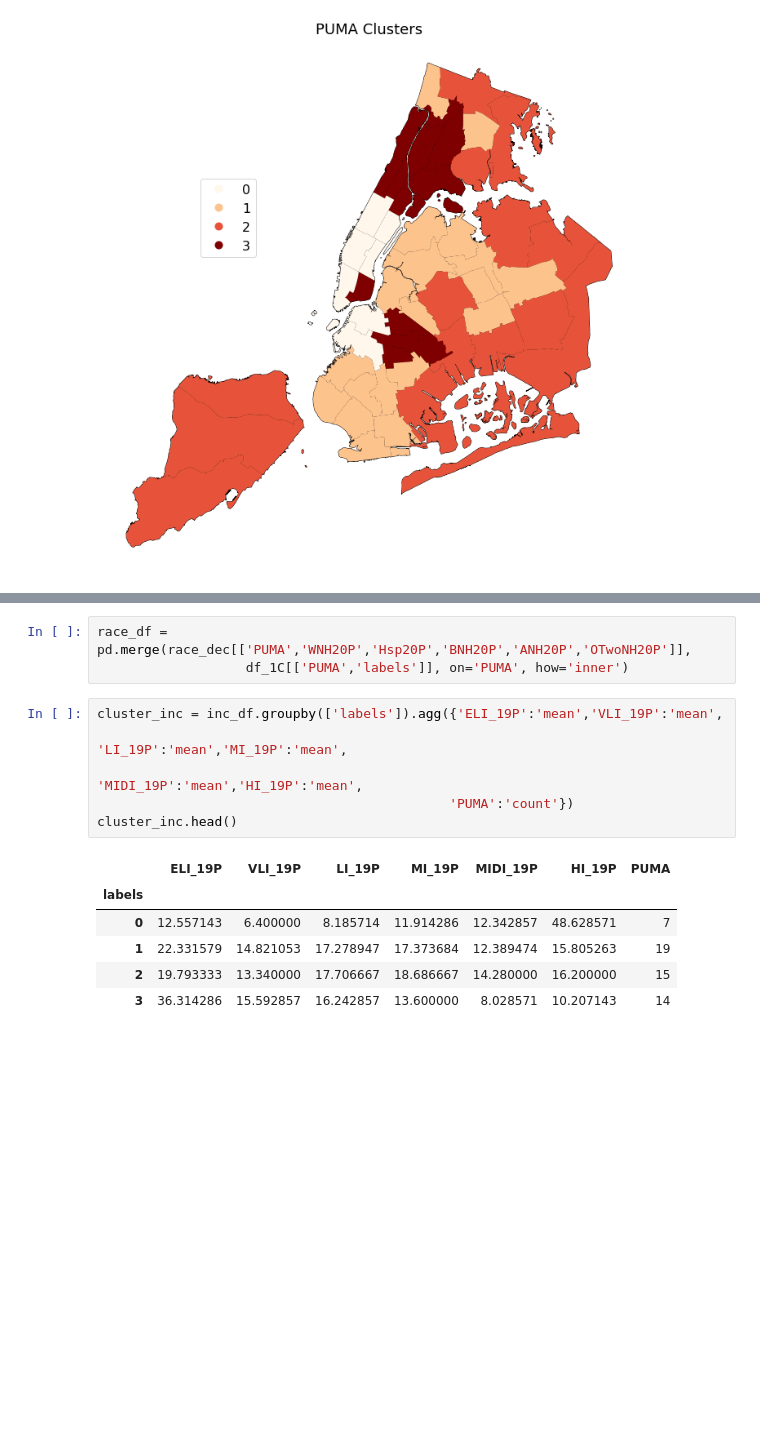
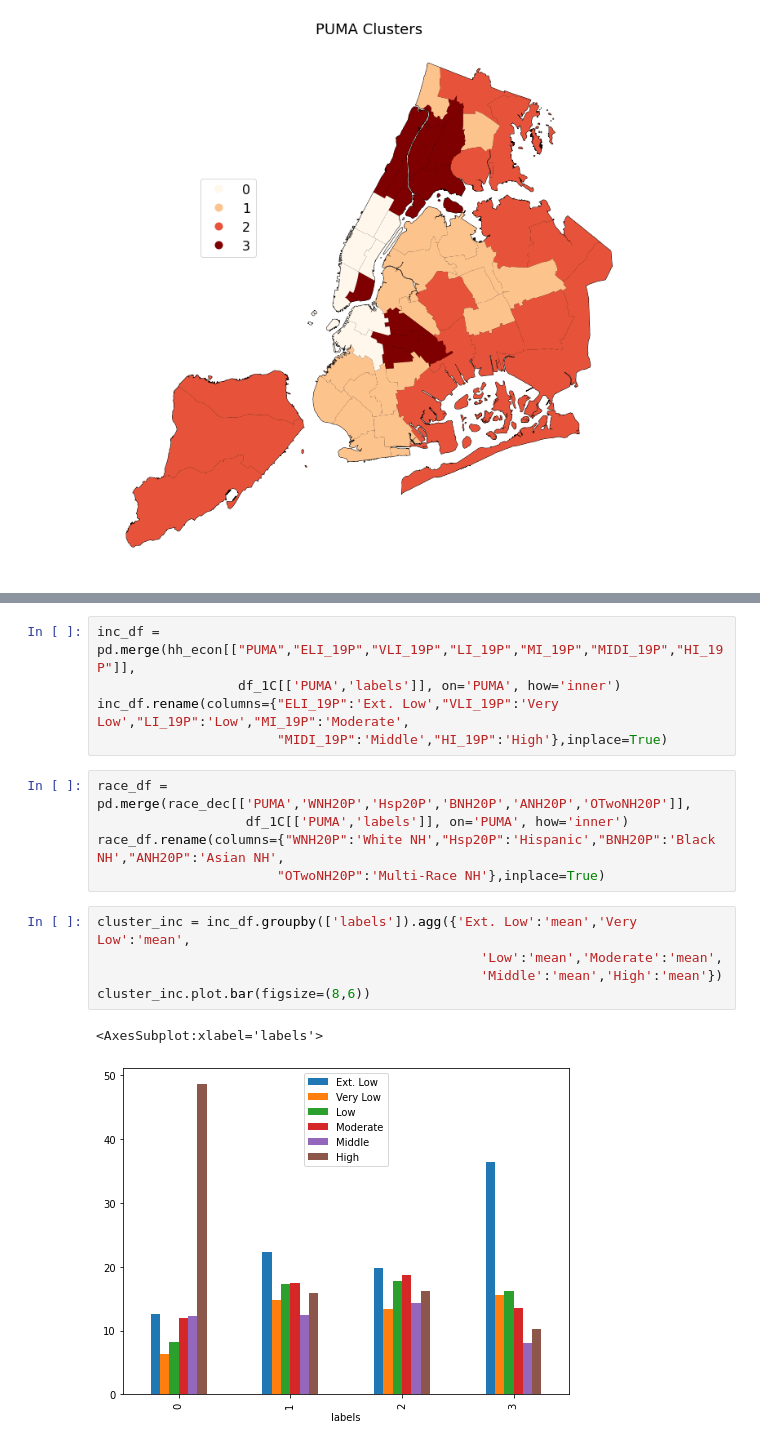
Before and after one commit to mike-carper/NYC-Neighborhood-Clustering, a Jupyter notebook: notebooks/NYC_Neighborhood_Clustering_8V.ipynb, the cells around one changed output, grey strips where cells are left out. Drawn from its saved outputs; the diff is of its cells as text; blank space fills up the shorter version.

```diff
--- a/notebooks/NYC_Neighborhood_Clustering_8V.ipynb
+++ b/notebooks/NYC_Neighborhood_Clustering_8V.ipynb
@@ -466,16 +469,18 @@ inc_df = pd.merge(hh_econ[["PUMA","ELI_19P","VLI_19P","LI_19P","MI_19P","MIDI_19
+# %%
+inc_df = pd.merge(hh_econ[["PUMA","ELI_19P","VLI_19P","LI_19P","MI_19P","MIDI_19P","HI_19P"]],
+                  df_1C[['PUMA','labels']], on='PUMA', how='inner')
+inc_df.rename(columns={"ELI_19P":'Ext. Low',"VLI_19P":'Very Low',"LI_19P":'Low',"MI_19P":'Moderate',
+                       "MIDI_19P":'Middle',"HI_19P":'High'},inplace=True)
 # %%
 race_df = pd.merge(race_dec[['PUMA','WNH20P','Hsp20P','BNH20P','ANH20P','OTwoNH20P']],
                    df_1C[['PUMA','labels']], on='PUMA', how='inner')
+race_df.rename(columns={"WNH20P":'White NH',"Hsp20P":'Hispanic',"BNH20P":'Black NH',"ANH20P":'Asian NH',
+                       "OTwoNH20P":'Multi-Race NH'},inplace=True)
 # %%
-cluster_inc = inc_df.groupby(['labels']).agg({'ELI_19P':'mean','VLI_19P':'mean',
-                                                 'LI_19P':'mean','MI_19P':'mean',
-                                                 'MIDI_19P':'mean','HI_19P':'mean',
-                                             'PUMA':'count'})
-cluster_inc.head()
+cluster_inc = inc_df.groupby(['labels']).agg({'Ext. Low':'mean','Very Low':'mean',
+                                                 'Low':'mean','Moderate':'mean',
+                                                 'Middle':'mean','High':'mean'})
+cluster_inc.plot.bar(figsize=(8,6))
 # %% [output]
-|  | ELI_19P | VLI_19P | LI_19P | MI_19P | MIDI_19P | HI_19P | PUMA |
-| labels |  |  |  |  |  |  |  |
-| 0 | 12.557143 | 6.400000 | 8.185714 | 11.914286 | 12.342857 | 48.628571 | 7 |
-| 1 | 22.331579 | 14.821053 | 17.278947 | 17.373684 | 12.389474 | 15.805263 | 19 |
-| 2 | 19.793333 | 13.340000 | 17.706667 | 18.686667 | 14.280000 | 16.200000 | 15 |
-| 3 | 36.314286 | 15.592857 | 16.242857 | 13.600000 | 8.028571 | 10.207143 | 14 |
+<AxesSubplot:xlabel='labels'>
+[figure, added]
```
Also changed, not shown: parts of 15 cells of this notebook.
